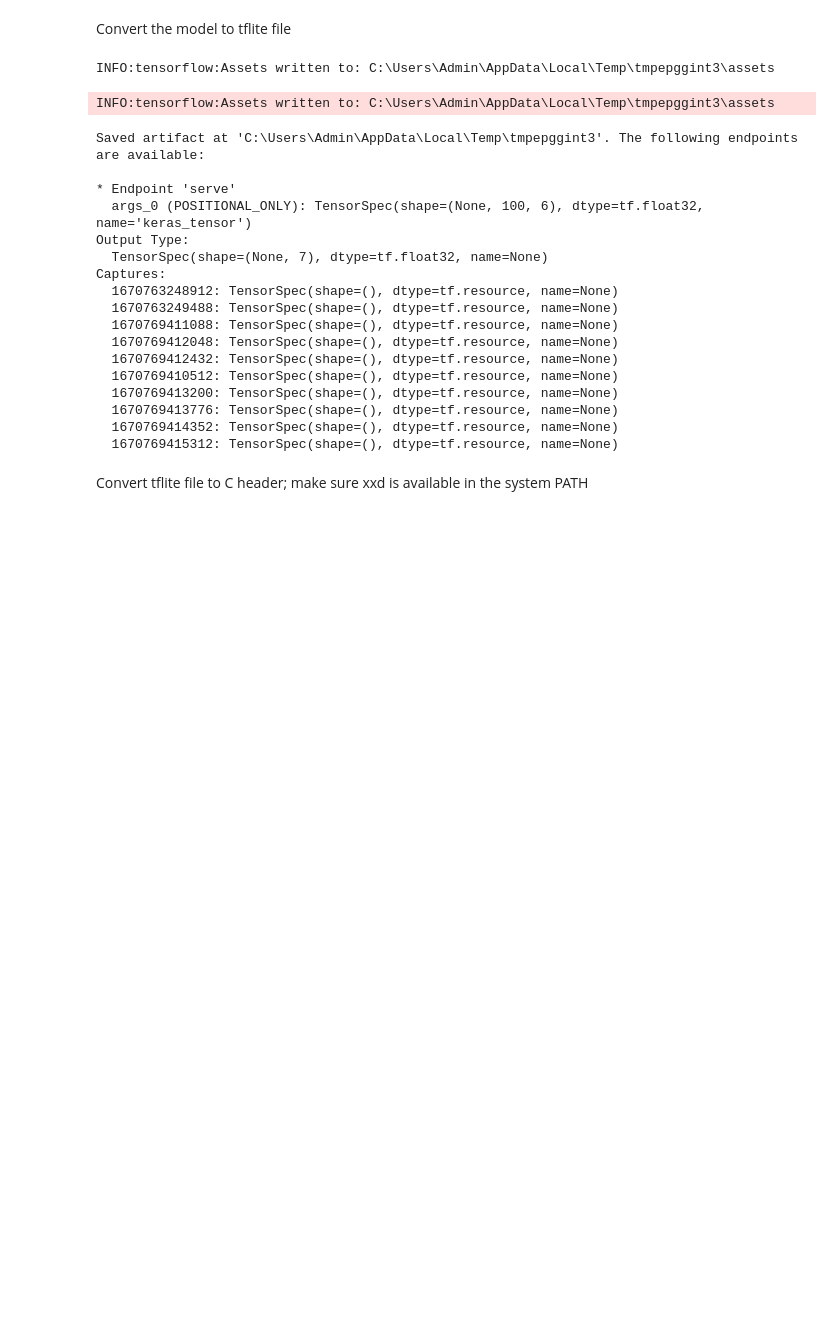
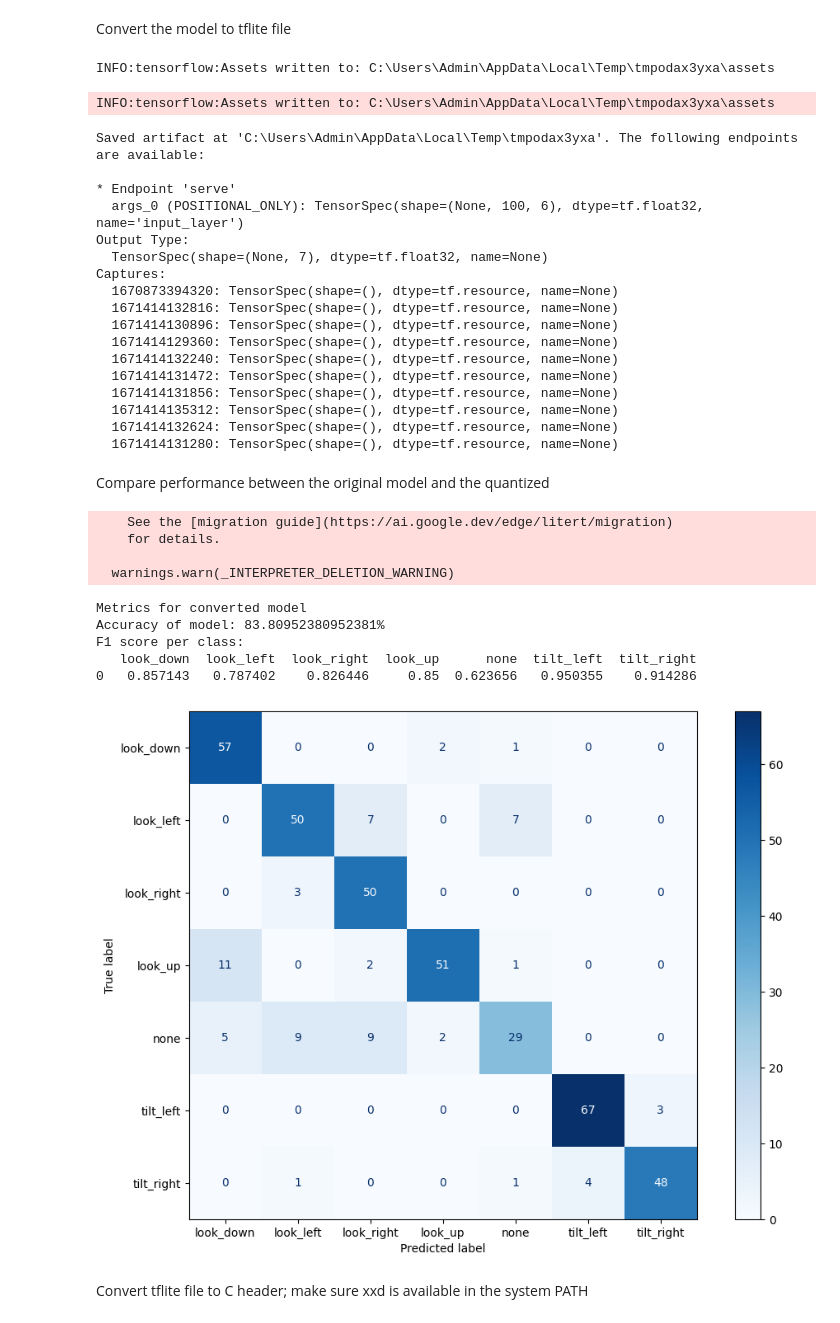
Before and after one commit to Marioshg/Pervasive_Computing_IMU_wearable_device, a Jupyter notebook: tf-lite/model.ipynb, the cells around one changed output. Drawn from its saved outputs; the diff is of its cells as text; code cells hidden in the pictures; blank space fills up the shorter version.

```diff
--- a/tf-lite/model.ipynb
+++ b/tf-lite/model.ipynb
@@ -180,32 +223,23 @@ def representative_dataset_gen():
 # %%
-# run this cell if you want to also quantize the model
-# otherwise just run the command below
-
-converter = tfl.TFLiteConverter.from_keras_model(model)
-converter.optimizations = [tfl.Optimize.DEFAULT]
-converter.representative_dataset = representative_dataset_gen
-converter.target_spec.supported_ops = [tf.lite.OpsSet.TFLITE_BUILTINS]
-
-tflite_quant_model = converter.convert()
-with open(converted_location, 'wb') as f:
-    f.write(tflite_quant_model)
+# convert and save the model
+convert_model(quantize=False)
 # %% [output]
-INFO:tensorflow:Assets written to: C:\Users\Admin\AppData\Local\Temp\tmpepggint3\assets
+INFO:tensorflow:Assets written to: C:\Users\Admin\AppData\Local\Temp\tmpodax3yxa\assets
-INFO:tensorflow:Assets written to: C:\Users\Admin\AppData\Local\Temp\tmpepggint3\assets
+INFO:tensorflow:Assets written to: C:\Users\Admin\AppData\Local\Temp\tmpodax3yxa\assets
-Saved artifact at 'C:\Users\Admin\AppData\Local\Temp\tmpepggint3'. The following endpoints are available:
+Saved artifact at 'C:\Users\Admin\AppData\Local\Temp\tmpodax3yxa'. The following endpoints are available:
 
 * Endpoint 'serve'
-  args_0 (POSITIONAL_ONLY): TensorSpec(shape=(None, 100, 6), dtype=tf.float32, name='keras_tensor')
+  args_0 (POSITIONAL_ONLY): TensorSpec(shape=(None, 100, 6), dtype=tf.float32, name='input_layer')
 Output Type:
   TensorSpec(shape=(None, 7), dtype=tf.float32, name=None)
 Captures:
-  1670763248912: TensorSpec(shape=(), dtype=tf.resource, name=None)
-  1670763249488: TensorSpec(shape=(), dtype=tf.resource, name=None)
-  1670769411088: TensorSpec(shape=(), dtype=tf.resource, name=None)
-  1670769412048: TensorSpec(shape=(), dtype=tf.resource, name=None)
-  1670769412432: TensorSpec(shape=(), dtype=tf.resource, name=None)
-  1670769410512: TensorSpec(shape=(), dtype=tf.resource, name=None)
-  1670769413200: TensorSpec(shape=(), dtype=tf.resource, name=None)
-  1670769413776: TensorSpec(shape=(), dtype=tf.resource, name=None)
-  1670769414352: TensorSpec(shape=(), dtype=tf.resource, name=None)
-  1670769415312: TensorSpec(shape=(), dtype=tf.resource, name=None)
+  1670873394320: TensorSpec(shape=(), dtype=tf.resource, name=None)
+  1671414132816: TensorSpec(shape=(), dtype=tf.resource, name=None)
+  1671414130896: TensorSpec(shape=(), dtype=tf.resource, name=None)
+  1671414129360: TensorSpec(shape=(), dtype=tf.resource, name=None)
+  1671414132240: TensorSpec(shape=(), dtype=tf.resource, name=None)
+  1671414131472: TensorSpec(shape=(), dtype=tf.resource, name=None)
+  1671414131856: TensorSpec(shape=(), dtype=tf.resource, name=None)
+  1671414135312: TensorSpec(shape=(), dtype=tf.resource, name=None)
+  1671414132624: TensorSpec(shape=(), dtype=tf.resource, name=None)
+  1671414131280: TensorSpec(shape=(), dtype=tf.resource, name=None)
@@ -214,2 +246,32 @@ Captures:
+# %% [markdown]
+Compare performance between the original model and the quantized
+# %%
+interpreter = tfl.Interpreter(model_path=converted_location)
+interpreter.allocate_tensors()
+
+input_details = interpreter.get_input_details()
+output_details = interpreter.get_output_details()
+
+interpreter.resize_tensor_input(input_details[0]['index'], X_test.shape)
+interpreter.allocate_tensors()
+
+interpreter.set_tensor(input_details[0]['index'], np.float32(X_test))
+interpreter.invoke()
+
+converted_pred = interpreter.get_tensor(output_details[0]['index'])
+y_converted = tf.argmax(converted_pred, axis=1)
+
+print_metrics(y_converted, model_name="converted model")
+# %% [output]
+    See the [migration guide](https://ai.google.dev/edge/litert/migration)
+    for details.
+
+  warnings.warn(_INTERPRETER_DELETION_WARNING)
+Metrics for converted model
+Accuracy of model: 83.80952380952381%
+F1 score per class:
+   look_down  look_left  look_right  look_up      none  tilt_left  tilt_right
+0   0.857143   0.787402    0.826446     0.85  0.623656   0.950355    0.914286
+[figure, added]
 # %% [markdown]
 Convert tflite file to C header; make sure xxd is available in the system PATH
```
Also changed, not shown: parts of 12 cells of this notebook, 2 other files.
